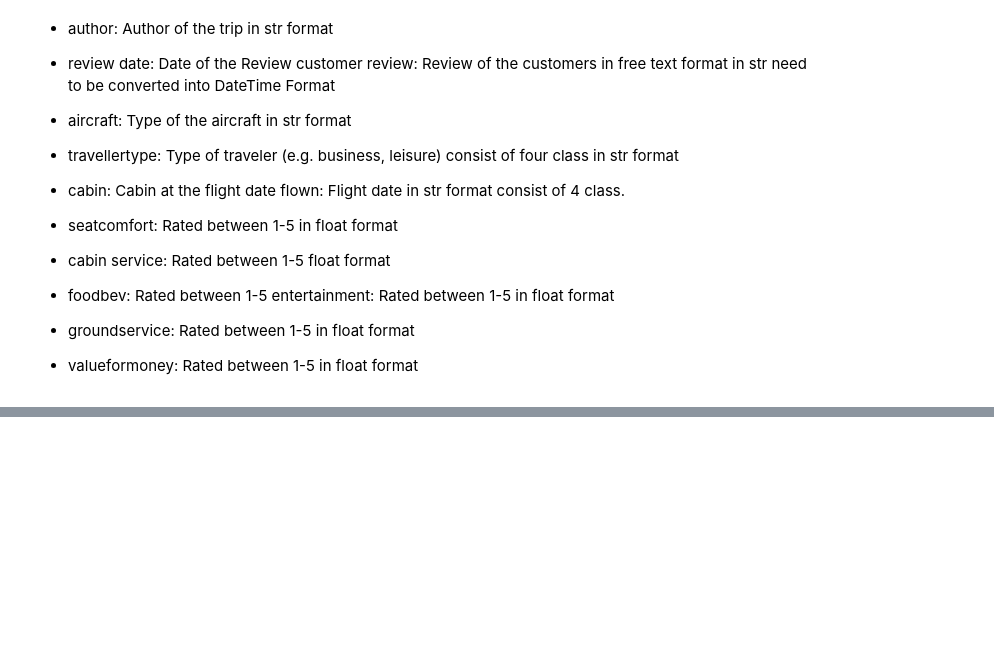
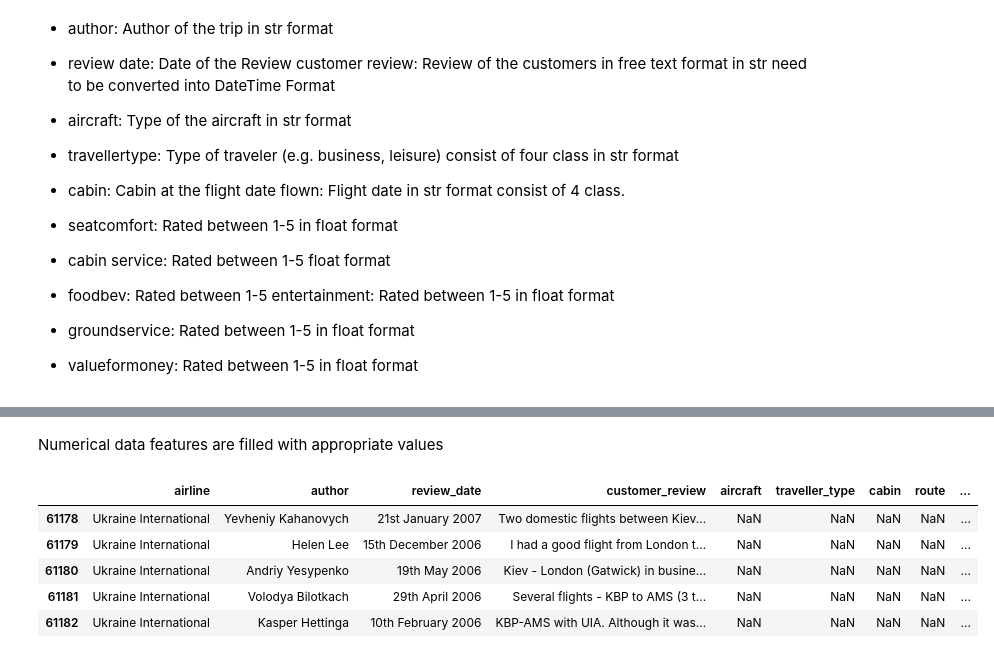
Before and after one commit to shahfaissal/capstone_project_3, a Jupyter notebook: Airline_referral_capstone_project.ipynb, the cells around one changed output, grey strips where cells are left out. Drawn from its saved outputs; the diff is of its cells as text; code cells hidden in the pictures; blank space fills up the shorter version.

```diff
--- a/Airline_referral_capstone_project.ipynb
+++ b/Airline_referral_capstone_project.ipynb
@@ -304,0 +331,2 @@ memory usage: 10.9+ MB
+# %%
+df = df.drop(columns = ['overall','seat_comfort','cabin_service','food_bev','entertainment','ground_service', 'value_for_money'])
@@ -304,0 +378,2 @@ memory usage: 10.9+ MB
+# %% [markdown]
+Numerical data features are filled with appropriate values
@@ -304,0 +382,9 @@ memory usage: 10.9+ MB
+# %%
+df.tail()
+# %% [output]
+|  | airline | author | review_date | customer_review | aircraft | traveller_type | cabin | route | ... |
+| 61178 | Ukraine International | Yevheniy Kahanovych | 21st January 2007 | Two domestic flights between Kiev... | NaN | NaN | NaN | NaN | ... |
+| 61179 | Ukraine International | Helen Lee | 15th December 2006 | I had a good flight from London t... | NaN | NaN | NaN | NaN | ... |
+| 61180 | Ukraine International | Andriy Yesypenko | 19th May 2006 | Kiev - London (Gatwick) in busine... | NaN | NaN | NaN | NaN | ... |
+| 61181 | Ukraine International | Volodya Bilotkach | 29th April 2006 | Several flights - KBP to AMS (3 t... | NaN | NaN | NaN | NaN | ... |
+| 61182 | Ukraine International | Kasper Hettinga | 10th February 2006 | KBP-AMS with UIA. Although it was... | NaN | NaN | NaN | NaN | ... |
```
Also changed, not shown: parts of 13 cells of this notebook.
